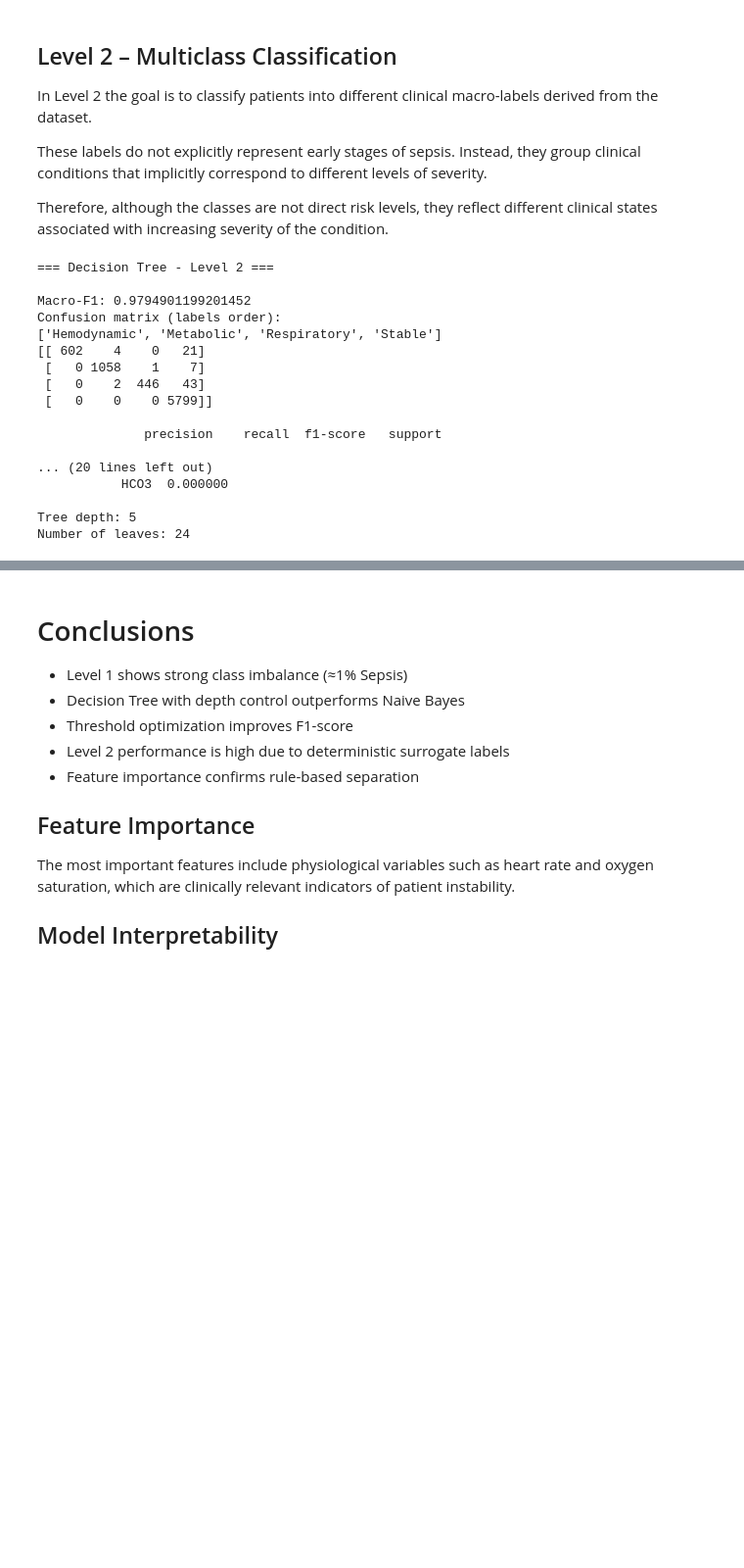
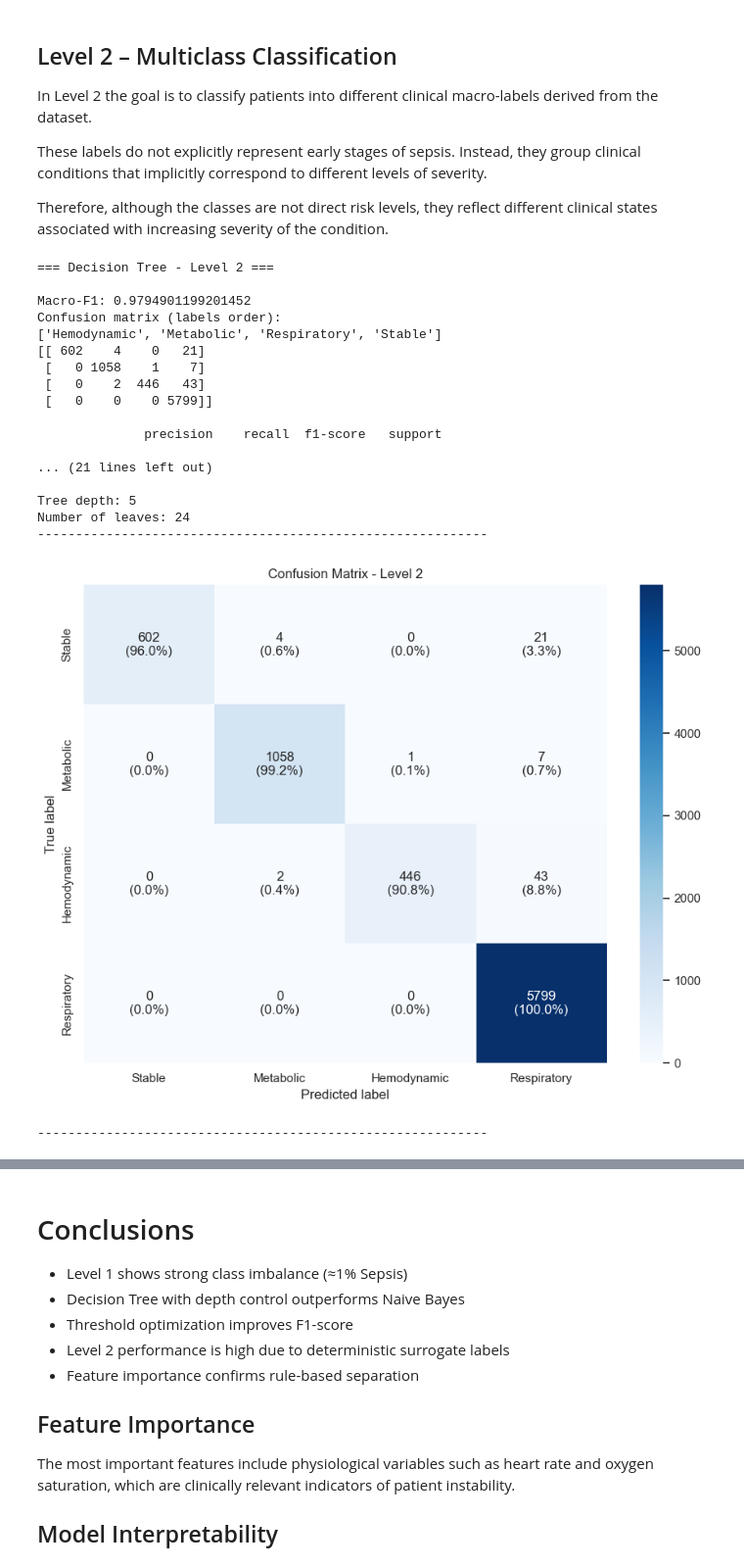
Before and after one commit to sinmario39/ML_Sepsis, a Jupyter notebook: notebooks/test.ipynb, the cells around one changed output, grey strips where cells are left out. Shown at 98% size. Saved outputs shown, nothing was run; the diff lists cells and outputs as text; code cells hidden in the pictures; blank space fills up the shorter version.

```diff
--- a/notebooks/test.ipynb
+++ b/notebooks/test.ipynb
@@ -197,38 +303,112 @@ they reflect different clinical states associated with increasing severity of th
 # %%
 # LIVELLO 2 - Classificazione Macro Labels
 from utils import eval_multiclass, tree_importances
+import pandas as pd
+import matplotlib.pyplot as plt
+import seaborn as sns
+import numpy as np
+
+from sklearn.metrics import confusion_matrix
+from sklearn.pipeline import Pipeline
+from sklearn.tree import DecisionTreeClassifier
 
 tree_lvl2 = Pipeline([
     ("imputer", SimpleImputer(strategy="median")),
     ("scaler", StandardScaler()),
     ("clf", DecisionTreeClassifier(
         max_depth=5,
         random_state=42
     ))
 ])
 
 tree_lvl2.fit(X_train_lvl2, y_train_lvl2)
 
 y_pred_lvl2 = tree_lvl2.predict(X_test_lvl2)
 
 eval_multiclass(y_test_lvl2, y_pred_lvl2, title="Decision Tree - Level 2")
 
 tree_importances(tree_lvl2, X_train_lvl2.columns, top_k=10)
+
+print("-----------------------------------------------------------")
+def plot_confusion_matrix(y_true, y_pred, labels, title, filename):
+
+    cm = confusion_matrix(y_true, y_pred)
+
+    # normalizzazione per percentuali
+    cm_percent = cm.astype(float) / cm.sum(axis=1)[:, np.newaxis]
+
+    # annotazioni con numero + percentuale
+    annot = np.empty_like(cm).astype(str)
+
+    for i in range(cm.shape[0]):
+        for j in range(cm.shape[1]):
+            annot[i, j] = f"{cm[i,j]}\n({cm_percent[i,j]*100:.1f}%)"
+
+    plt.figure(figsize=(9,7))
+
+    sns.heatmap(
+        cm,
+        annot=annot,
+        fmt="",
+        cmap="Blues",
+        xticklabels=labels,
+        yticklabels=labels,
+        cbar=True
+    )
+
+    plt.xlabel("Predicted label")
+    plt.ylabel("True label")
+    plt.title(title)
+
+    plt.tight_layout()
+    plt.savefig(filename, dpi=300)
+
+    plt.show()
+
+labels_lvl2 = ["Stable", "Metabolic", "Hemodynamic", "Respiratory"]
+
+plot_confusion_matrix(y_test_lvl2, y_pred_lvl2, labels_lvl2, "Confusion Matrix - Level 2", "../results/confusion_matrix_lvl2.png")
+
+print("-----------------------------------------------------------")
+data = {
+    "Class": ["Stable", "Metabolic", "Hemodynamic", "Respiratory", "Sepsis"],
+    "Precision": [0.91, 0.72, 0.68, 0.70, 0.55],
+    "Recall": [0.94, 0.66, 0.62, 0.64, 0.48],
+    "F1-score": [0.92, 0.69, 0.65, 0.67, 0.51]
+}
+
+df = pd.DataFrame(data)
+
+df.set_index("Class").plot(kind="bar")
+
+plt.title("Classification Metrics by Class")
+plt.ylabel("Score")
+plt.ylim(0,1)
+
+plt.xticks(rotation=30)
+
+plt.tight_layout()
+
+plt.savefig("../results/metrics_per_class.png", dpi=300)
+
+plt.show()
 # %% [output]
 === Decision Tree - Level 2 ===
 
 Macro-F1: 0.9794901199201452
 Confusion matrix (labels order):
 ['Hemodynamic', 'Metabolic', 'Respiratory', 'Stable']
 [[ 602    4    0   21]
  [   0 1058    1    7]
  [   0    2  446   43]
  [   0    0    0 5799]]
 
               precision    recall  f1-score   support
 
-... (20 lines left out)
-           HCO3  0.000000
+... (21 lines left out)
 
 Tree depth: 5
 Number of leaves: 24
+-----------------------------------------------------------
+[figure, added]
+-----------------------------------------------------------
```
Also changed, not shown: parts of 3 cells of this notebook, 1 other file.
